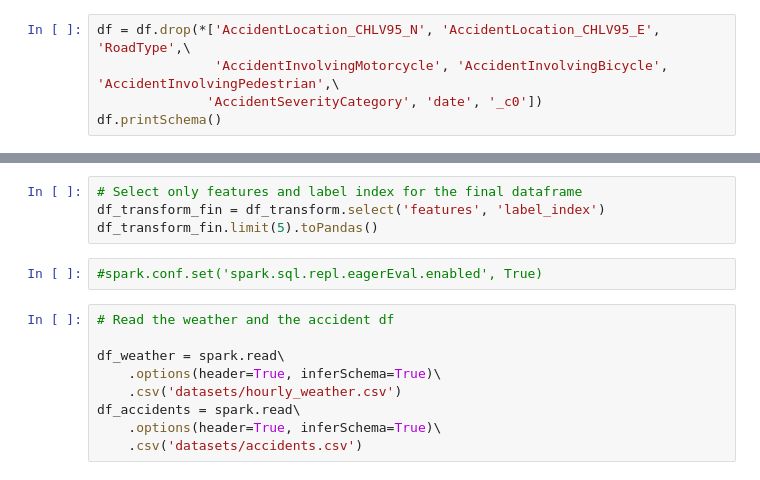
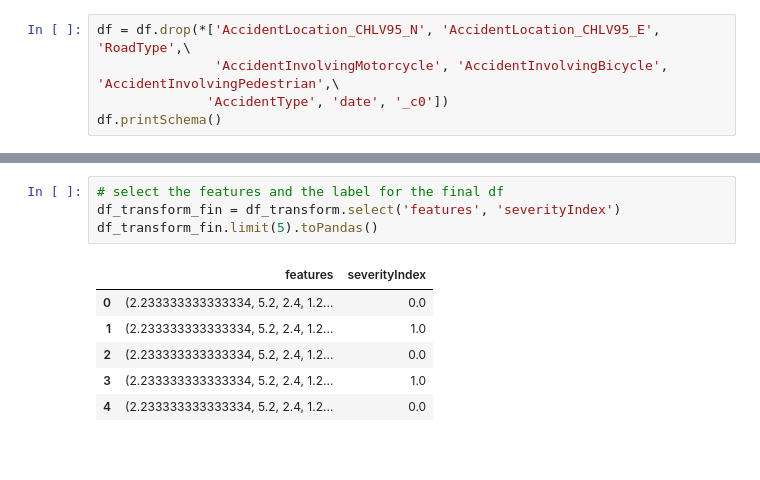
Before and after one commit to Antonio-226/Big-Data-Analytics-Group-Project, a Jupyter notebook: Spark.ipynb, the cells around one changed output, grey strips where cells are left out. Drawn from its saved outputs; the diff is of its cells as text; blank space fills up the shorter version.

```diff
--- a/Spark.ipynb
+++ b/Spark.ipynb
@@ -57,7 +81,7 @@ root
 # %%
 df = df.drop(*['AccidentLocation_CHLV95_N', 'AccidentLocation_CHLV95_E', 'RoadType',\
                'AccidentInvolvingMotorcycle', 'AccidentInvolvingBicycle', 'AccidentInvolvingPedestrian',\
-              'AccidentSeverityCategory', 'date', '_c0'])
+              'AccidentType', 'date', '_c0'])
 df.printSchema()
 # %% [output]
 root
@@ -189,15 +167,11 @@ df_transfrom.limit(5).toPandas()
 # %%
-# Select only features and label index for the final dataframe
-df_transform_fin = df_transform.select('features', 'label_index')
+# select the features and the label for the final df
+df_transform_fin = df_transform.select('features', 'severityIndex')
 df_transform_fin.limit(5).toPandas()
+# %% [output]
+|  | features | severityIndex |
+| 0 | (2.233333333333334, 5.2, 2.4, 1.2... | 0.0 |
+| 1 | (2.233333333333334, 5.2, 2.4, 1.2... | 1.0 |
+| 2 | (2.233333333333334, 5.2, 2.4, 1.2... | 0.0 |
+| 3 | (2.233333333333334, 5.2, 2.4, 1.2... | 1.0 |
+| 4 | (2.233333333333334, 5.2, 2.4, 1.2... | 0.0 |
-# %%
-#spark.conf.set('spark.sql.repl.eagerEval.enabled', True)
-# %%
-# Read the weather and the accident df
-
-df_weather = spark.read\
-    .options(header=True, inferSchema=True)\
-    .csv('datasets/hourly_weather.csv')
-df_accidents = spark.read\
-    .options(header=True, inferSchema=True)\
-    .csv('datasets/accidents.csv')
```
Also changed, not shown: parts of 37 cells of this notebook.
